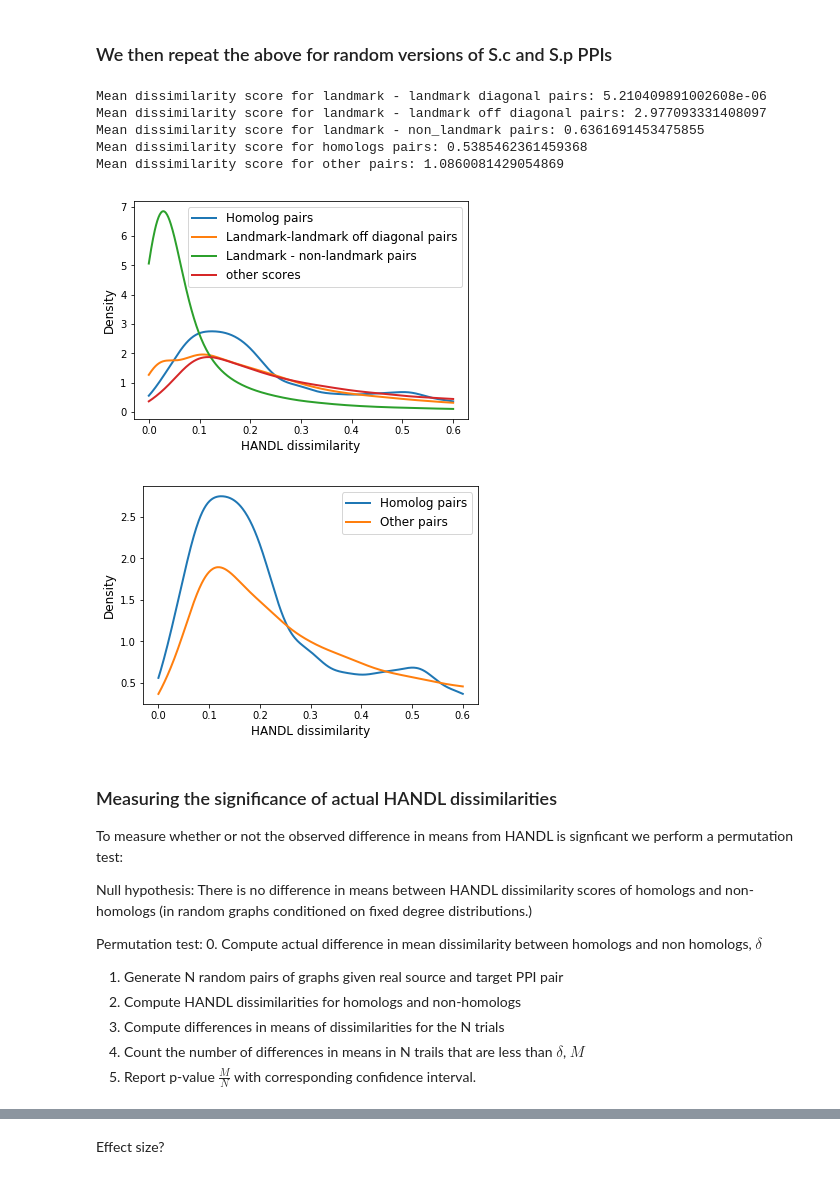
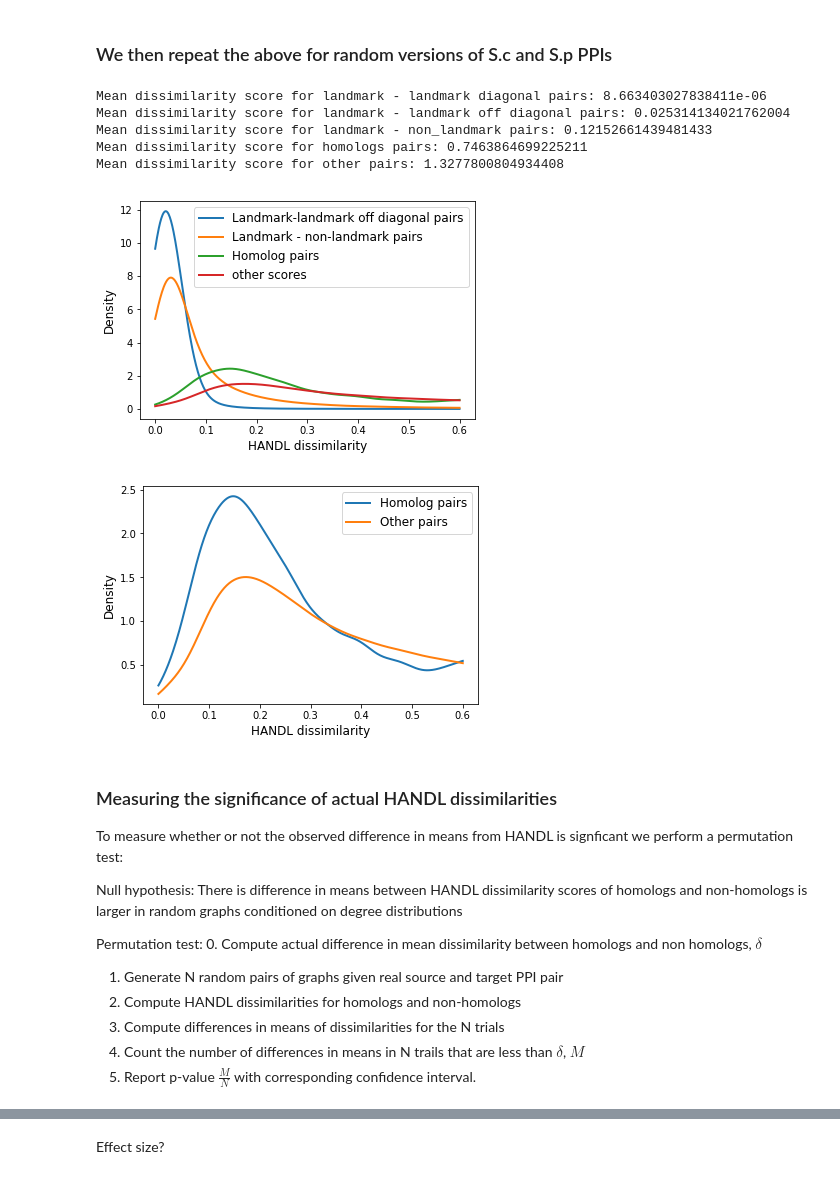
Before and after one commit to lrgr/munk, a Jupyter notebook: notebooks/Permutation-test.ipynb, the cells around one changed output, grey strips where cells are left out. Saved outputs shown, nothing was run; the diff lists cells and outputs as text; code cells hidden in the pictures.

```diff
--- a/notebooks/Permutation-test.ipynb
+++ b/notebooks/Permutation-test.ipynb
@@ -57,8 +57,8 @@ We first load the interaction networks from their edgelists.
 # %%
 sp_ppi_path = "../data/ppi/biogrid/sp/sp-biogrid.v3.4.157-ppi-std.tsv"
 sc_ppi_path = "../data/ppi/biogrid/sc/sc-biogrid.v3.4.157-ppi-std.tsv"
-sc_G = util.simple_two_core(nx.read_edgelist(sp_ppi_path, encoding='ascii'), verbose=False)
-sp_G = util.simple_two_core(nx.read_edgelist(sc_ppi_path, encoding='ascii'), verbose=False)
+sc_G = util.simple_two_core(nx.read_edgelist(sc_ppi_path, encoding='ascii'), verbose=False)
+sp_G = util.simple_two_core(nx.read_edgelist(sp_ppi_path, encoding='ascii'), verbose=False)
 # %% [markdown]
 We can draw the _S.p_ PPI network just for fun
 # %%
@@ -176,7 +176,7 @@ Mean difference in degrees: 3.0076662506685685
 We can now run HANDL on the real and randomized networks...
 # %%
 # Load PPI and HOMOLOG data
-homologs_path = "../data/homologs/sc-sp/sc-sp-homologs.txt"
+homologs_path = "../data/homologs/sc-sp/sp-sc-homologs.txt"
 homologs = handl.homologs_in_graphs(sp_G, sc_G, util.read_homolog_list(homologs_path))
 # %% [markdown]
 Let us first define some functions to help compute dissimilarity scores, remove landmarks, and separate homologs from non-homologs.
@@ -314,37 +314,37 @@ rand_dissims, rand_L_idxs, rand_H_idxs = \
 # %%
 rand_L_L_diag_scores,\
 rand_L_L_off_diag_scores,\
 rand_L_non_L_scores,\
 rand_H_H_scores,\
 rand_other_scores = \
     seperate_dissimilarity_scores(rand_dissims, rand_L_idxs, rand_H_idxs)
 
-plot([(rand_H_H_scores, "Homolog pairs"),
-      (rand_L_L_off_diag_scores, "Landmark-landmark off diagonal pairs"),
+plot([(rand_L_L_off_diag_scores, "Landmark-landmark off diagonal pairs"),
       (rand_L_non_L_scores, "Landmark - non-landmark pairs"),
+      (rand_H_H_scores, "Homolog pairs"),
       (rand_other_scores, "other scores")])
 
 plot([(rand_H_H_scores, "Homolog pairs"),
       (rand_other_scores, "Other pairs")])
 print('Mean dissimilarity score for landmark - landmark diagonal pairs:', np.mean(rand_L_L_diag_scores))
 print('Mean dissimilarity score for landmark - landmark off diagonal pairs:', np.mean(rand_L_L_off_diag_scores))
 print('Mean dissimilarity score for landmark - non_landmark pairs:', np.mean(rand_L_non_L_scores))
 print('Mean dissimilarity score for homologs pairs:', np.mean(rand_H_H_scores))
 print('Mean dissimilarity score for other pairs:', np.mean(rand_other_scores))
 # %% [output]
-Mean dissimilarity score for landmark - landmark diagonal pairs: 5.210409891002608e-06
-Mean dissimilarity score for landmark - landmark off diagonal pairs: 2.977093331408097
-Mean dissimilarity score for landmark - non_landmark pairs: 0.6361691453475855
-Mean dissimilarity score for homologs pairs: 0.5385462361459368
-Mean dissimilarity score for other pairs: 1.0860081429054869
+Mean dissimilarity score for landmark - landmark diagonal pairs: 8.663403027838411e-06
+Mean dissimilarity score for landmark - landmark off diagonal pairs: 0.025314134021762004
+Mean dissimilarity score for landmark - non_landmark pairs: 0.12152661439481433
+Mean dissimilarity score for homologs pairs: 0.7463864699225211
+Mean dissimilarity score for other pairs: 1.3277800804934408
-[figure, old version]
+[figure, new version]
-[figure, old version]
+[figure, new version]
 # %% [markdown]
 ### Measuring the significance of actual HANDL dissimilarities
 
 To measure whether or not the observed difference in means from HANDL is signficant we perform a permutation test:
 
-Null hypothesis: There is no difference in means between HANDL dissimilarity scores of homologs and non-homologs (in random graphs conditioned on fixed degree distributions.)
+Null hypothesis: There is difference in means between HANDL dissimilarity scores of homologs and non-homologs is larger in random graphs conditioned on degree distributions
 
 Permutation test:
 0. Compute actual difference in mean dissimilarity between homologs and non homologs, $\delta$
```
Also changed, not shown: parts of 8 cells of this notebook, 3 other files.
